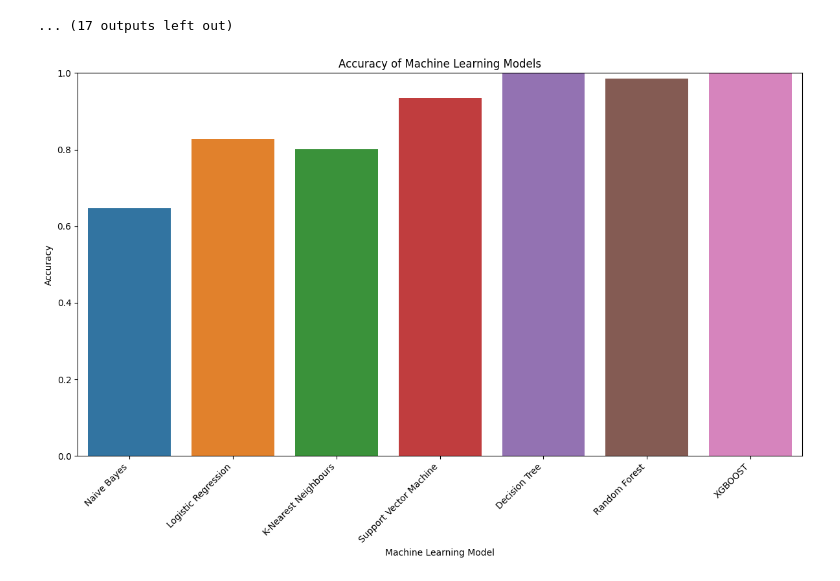
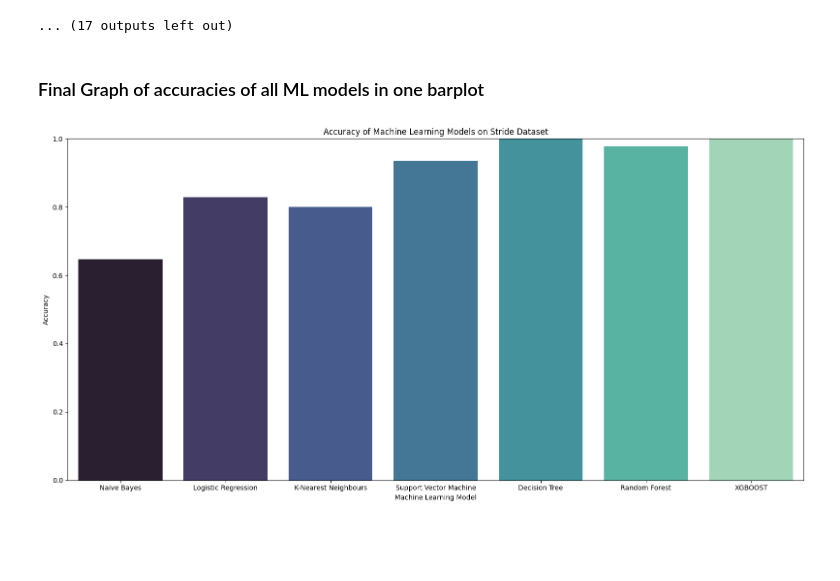
Before and after one commit to chaitaliijawale/Stride_Case_Study, a Jupyter notebook: Prototype_development/Phase2/3. Stride_dev2_MLmodel.ipynb, the cells around one changed output. Cells and saved outputs as stored; diff of their text form; code cells hidden in the pictures; blank space fills up the shorter version.

Commit message:
Implementing Machine Learning Models

```diff
--- a/Prototype_development/Phase2/3. Stride_dev2_MLmodel.ipynb
+++ b/Prototype_development/Phase2/3. Stride_dev2_MLmodel.ipynb
@@ -265,16 +267,18 @@ Classification Report:
 weighted avg       0.80      0.80      0.80      2200
 [figure]
 ... (17 outputs left out)
+# %% [markdown]
+### Final Graph of accuracies of all ML models in one barplot
 # %%
 # Plot the bar plot
-plt.figure(figsize=(12, 8))
-sns.barplot(x=list(accuracies.keys()), y=list(accuracies.values()))
+plt.figure(figsize=(16, 8))
+sns.barplot(x=list(accuracies.keys()), y=list(accuracies.values()), palette="mako")
 plt.xlabel('Machine Learning Model')
 plt.ylabel('Accuracy')
-plt.title('Accuracy of Machine Learning Models')
+plt.title('Accuracy of Machine Learning Models on Stride Dataset')
 plt.ylim(0, 1)
-plt.xticks(rotation=45, ha='right')
+#plt.xticks(rotation=360, ha='right')
 plt.tight_layout()
 plt.show()
 # %% [output]
-[figure, old version]
+[figure, new version]
```
Also changed, not shown: parts of 2 cells of this notebook.
